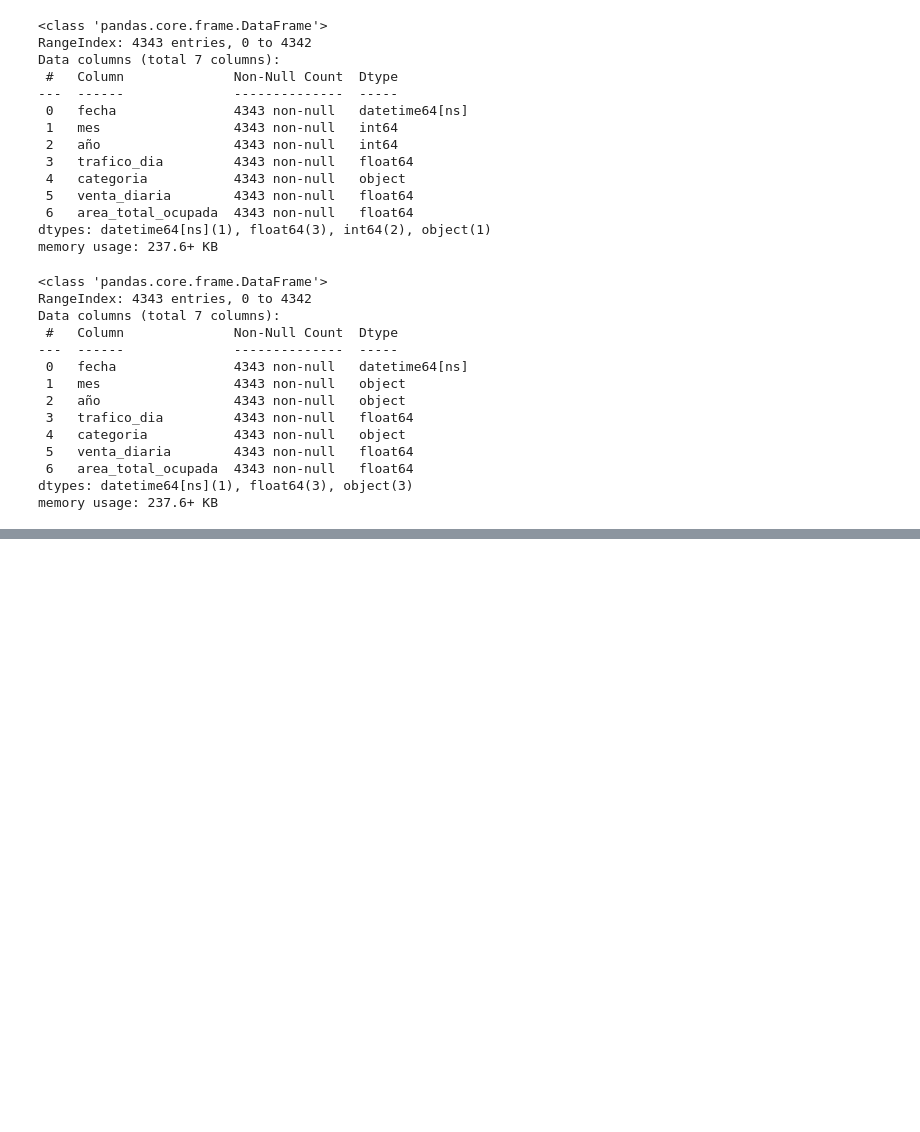
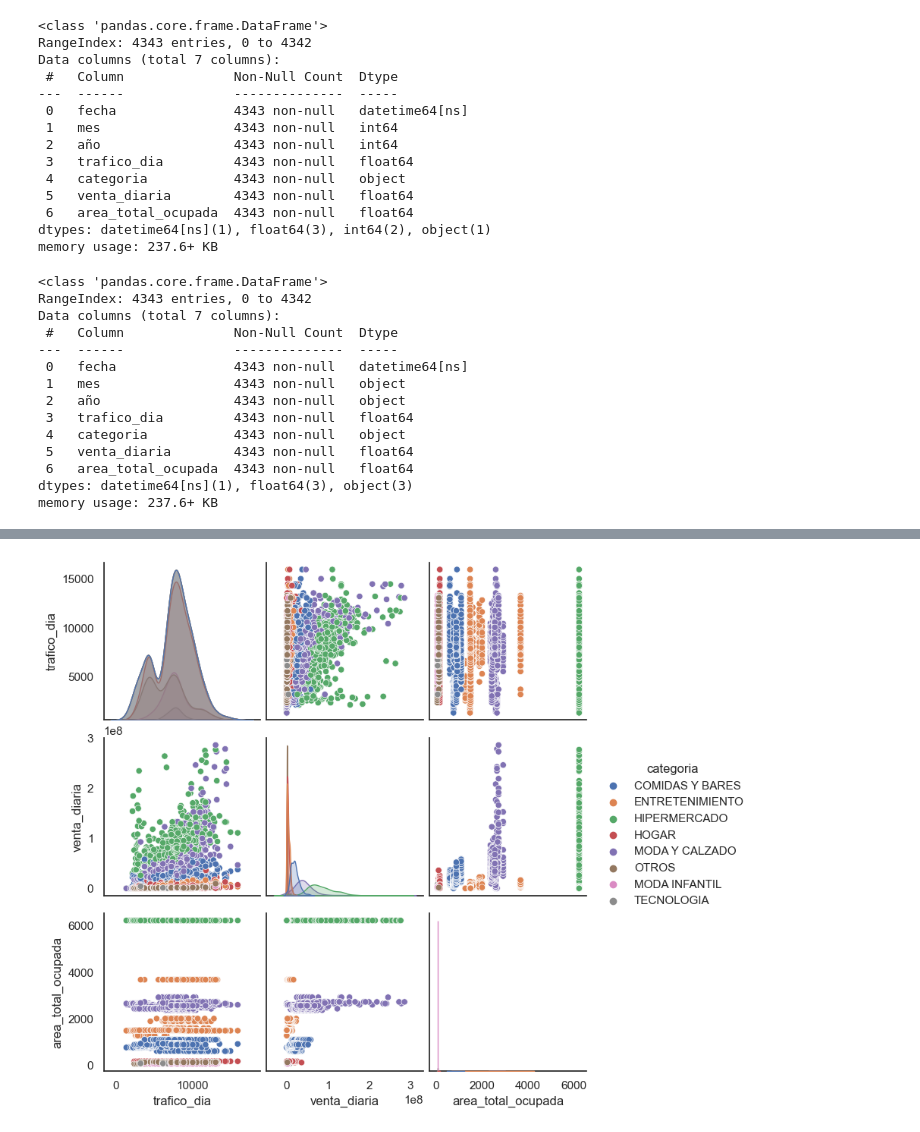
Before and after one commit to sabedoyari/pactia_data_scientist_test, a Jupyter notebook: solucion_caso_de_negocio.ipynb, the cells around one changed output, grey strips where cells are left out. Drawn from its saved outputs; the diff is of its cells as text; code cells hidden in the pictures; blank space fills up the shorter version.

```diff
--- a/solucion_caso_de_negocio.ipynb
+++ b/solucion_caso_de_negocio.ipynb
@@ -84,0 +166,8 @@ Teniendo en cuenta los datos entregados en el conjunto "train", al hacer una an
+# %%
+sns.pairplot(
+    data = data_raw_train,
+    hue = 'categoria'
+)
+plt.show()
+# %% [output]
+[figure, added]
```
Also changed, not shown: parts of 35 cells of this notebook, 1 other file.
